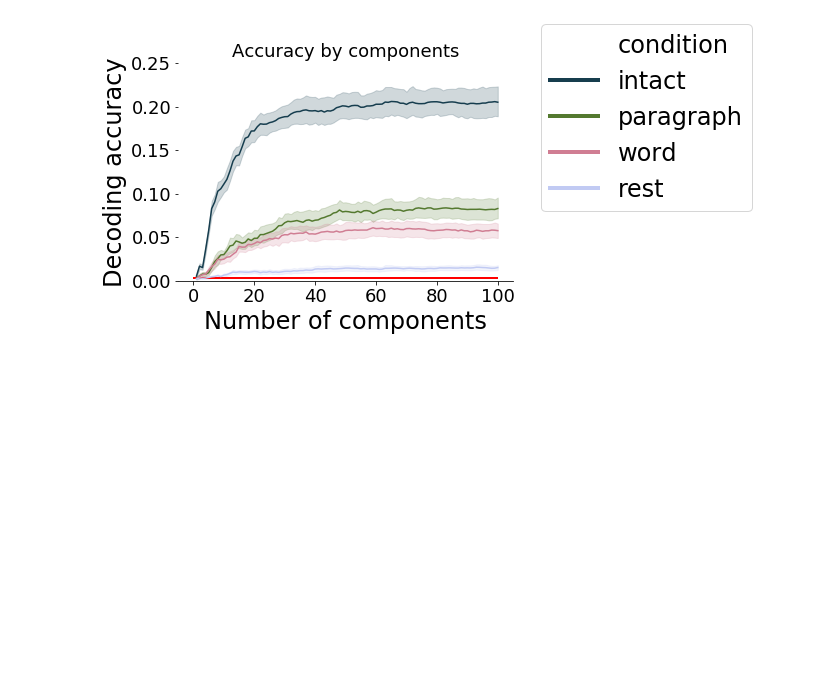
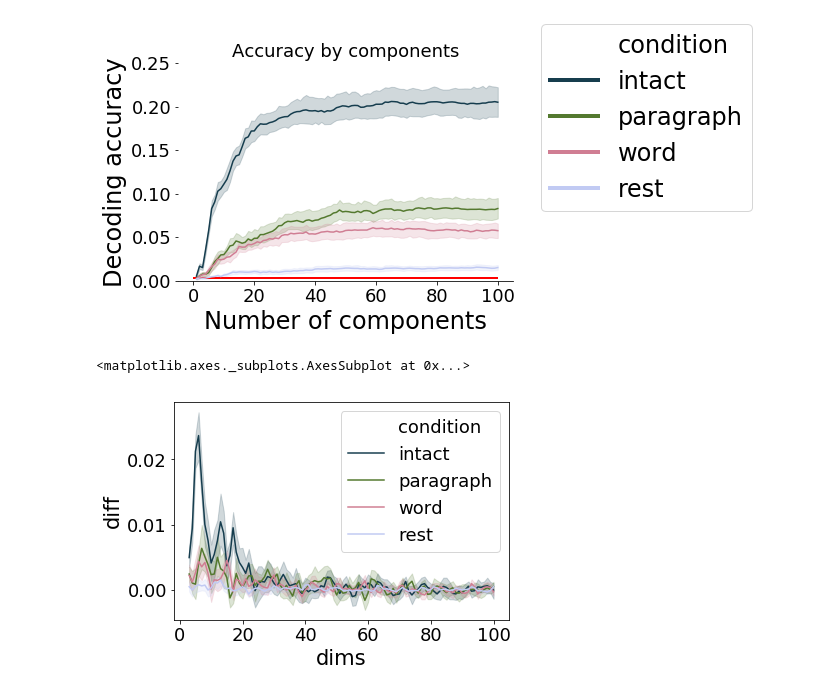
Before and after one commit to ContextLab/pca_paper, a Jupyter notebook: code/notebooks/pca_pieman_decoding.ipynb, the cells around one changed output. Cells and saved outputs as stored; diff of their text form; code cells hidden in the pictures; blank space fills up the shorter version.

```diff
--- a/code/notebooks/pca_pieman_decoding.ipynb
+++ b/code/notebooks/pca_pieman_decoding.ipynb
@@ -193,3 +202,13 @@ for line in l.get_lines():
 fig.savefig(outfile, bbox_inches='tight')
 # %% [output]
 [figure]
+# %%
+full_data['diff'] = full_data.groupby(['condition', 'iteration', 'folds'])['accuracy'].diff(2)/2
+# %%
+fig, ax = plt.subplots()
+sns.lineplot(x="dims", y='diff',
+             hue="condition",
+             data=full_data, ax=ax, palette="cubehelix", hue_order=['intact', 'paragraph', 'word', 'rest'])
+# %% [output]
+<matplotlib.axes._subplots.AxesSubplot at 0x...>
+[figure, added]
```
Also changed, not shown: parts of 9 cells of this notebook, 9 other files.
